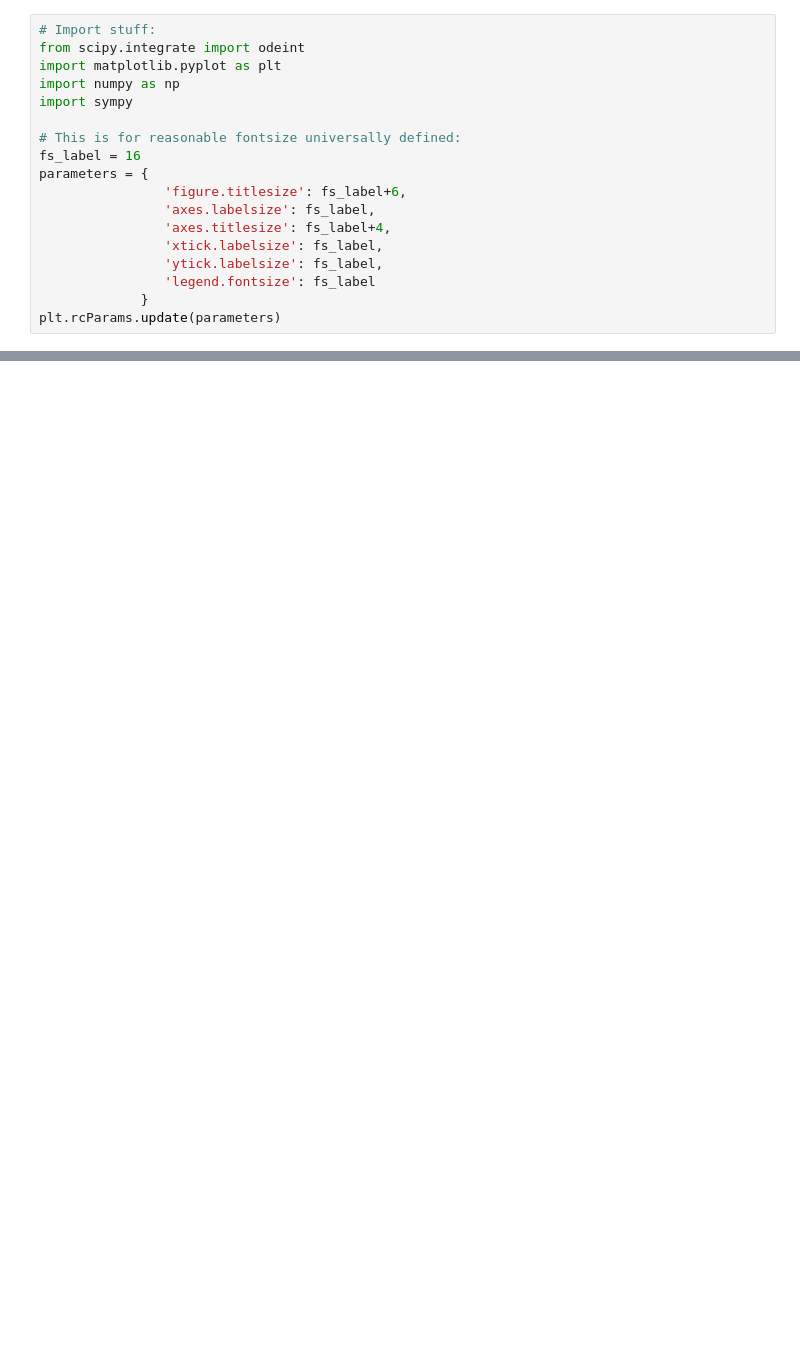
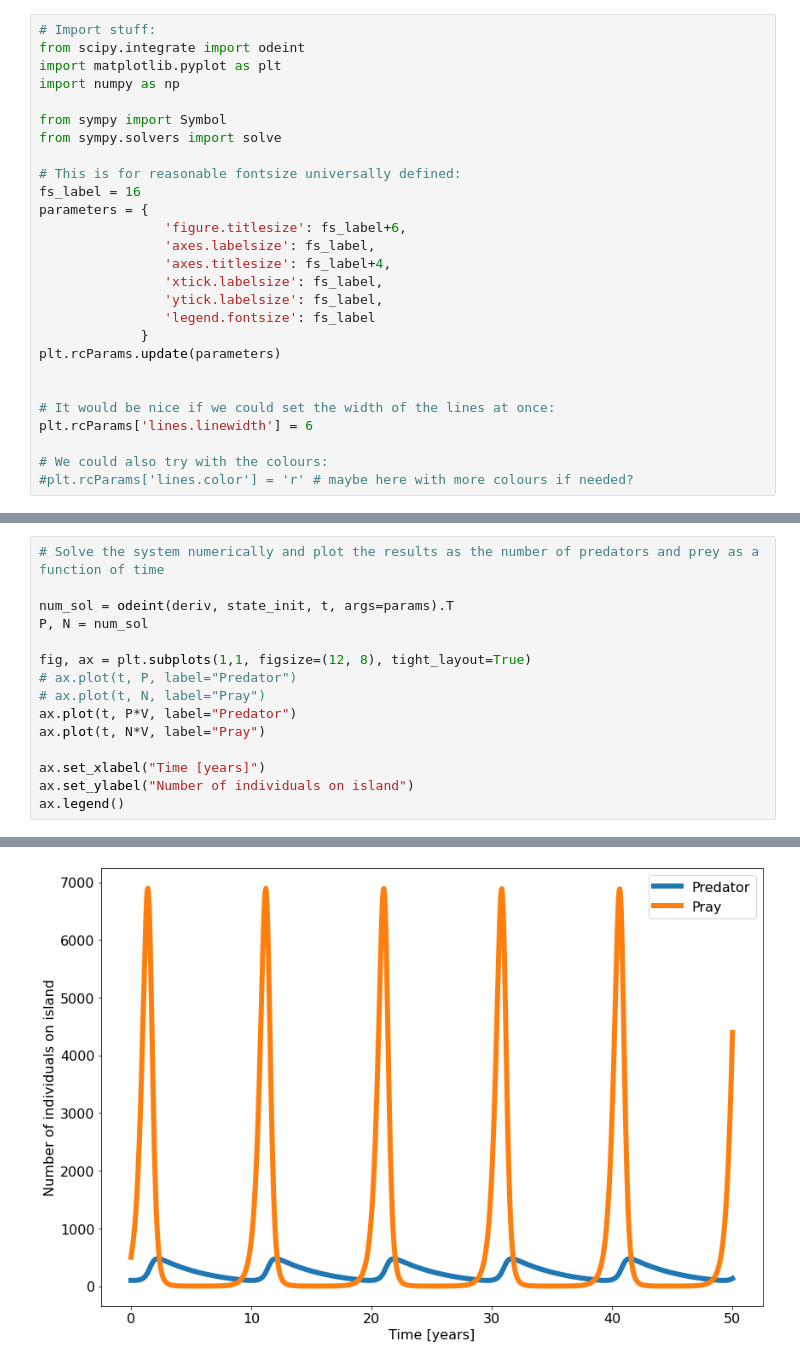
Before and after one commit to chrberrig/MatBio, a Jupyter notebook: simulations/3_predator_pray.ipynb, the cells around one changed output, grey strips where cells are left out. Cells and saved outputs as stored; diff of their text form; blank space fills up the shorter version.

```diff
--- a/simulations/3_predator_pray.ipynb
+++ b/simulations/3_predator_pray.ipynb
@@ -3,7 +3,9 @@
 from scipy.integrate import odeint
 import matplotlib.pyplot as plt
 import numpy as np
-import sympy
+
+from sympy import Symbol
+from sympy.solvers import solve
 
 # This is for reasonable fontsize universally defined:
 fs_label = 16
@@ -16,3 +18,10 @@ parameters = {
                 'legend.fontsize': fs_label
              }
 plt.rcParams.update(parameters)
+
+
+# It would be nice if we could set the width of the lines at once:
+plt.rcParams['lines.linewidth'] = 6
+
+# We could also try with the colours:
+#plt.rcParams['lines.color'] = 'r' # maybe here with more colours if needed?
@@ -53,0 +100,16 @@ ax.legend()
+# %%
+# Solve the system numerically and plot the results as the number of predators and prey as a function of time
+
+num_sol = odeint(deriv, state_init, t, args=params).T
+P, N = num_sol
+
+fig, ax = plt.subplots(1,1, figsize=(12, 8), tight_layout=True)
+# ax.plot(t, P, label="Predator")
+# ax.plot(t, N, label="Pray")
+ax.plot(t, P*V, label="Predator")
+ax.plot(t, N*V, label="Pray")
+
+ax.set_xlabel("Time [years]")
+ax.set_ylabel("Number of individuals on island")
+ax.legend()
+# %% [output]
@@ -53,0 +117 @@ ax.legend()
+[figure, added]
```
Also changed, not shown: parts of 12 cells of this notebook, 1 other file.
